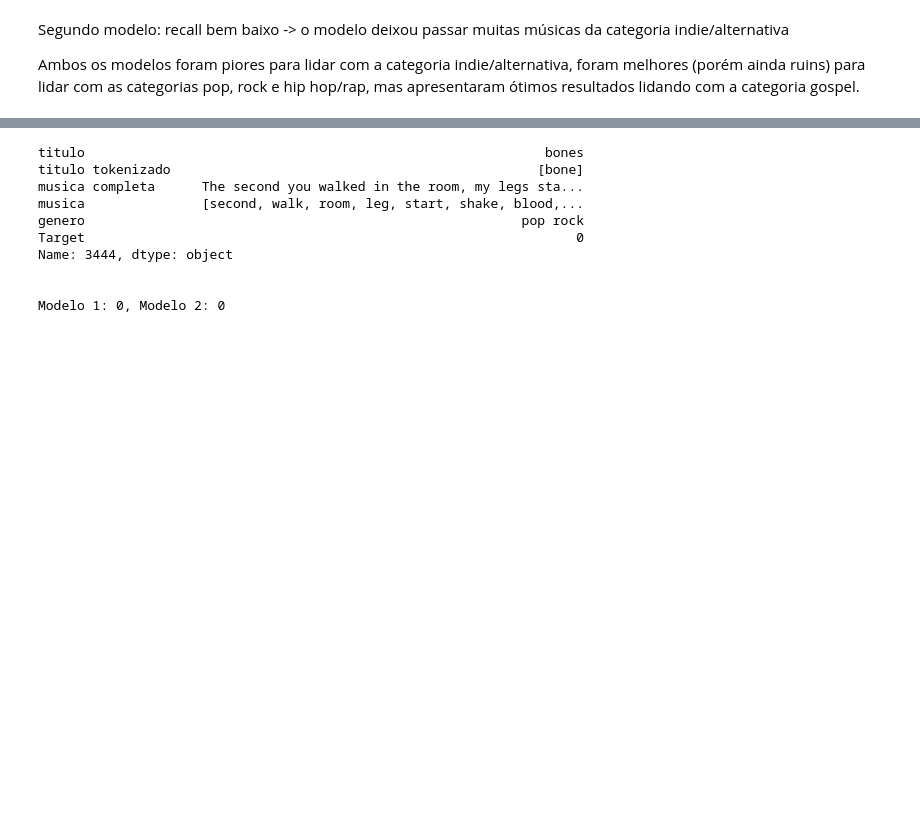
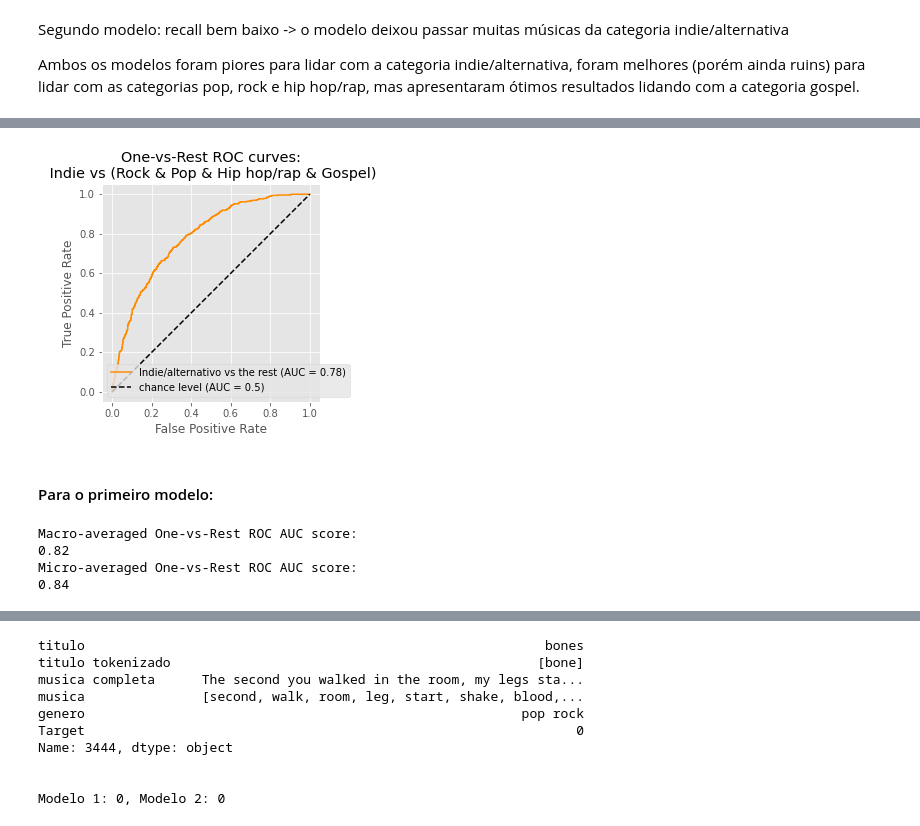
Before and after one commit to Perez-Amanda/Recuperacao_de_Informacao, a Jupyter notebook: classificador.ipynb, the cells around one changed output, grey strips where cells are left out. Cells and saved outputs as stored; diff of their text form; code cells hidden in the pictures; blank space fills up the shorter version.

```diff
--- a/classificador.ipynb
+++ b/classificador.ipynb
@@ -398,0 +536,51 @@ pop, rock e hip hop/rap, mas apresentaram ótimos resultados lidando com a categ
+# %%
+RocCurveDisplay.from_predictions(
+    y_onehot_test[:, 1],
+    y_score2[:, 1],
+    name=f"Indie/alternativo vs the rest",
+    color="darkorange",
+)
+plt.plot([0, 1], [0, 1], "k--", label="chance level (AUC = 0.5)")
+plt.axis("square")
+plt.xlabel("False Positive Rate")
+plt.ylabel("True Positive Rate")
+plt.title("One-vs-Rest ROC curves:\n Indie vs (Rock & Pop & Hip hop/rap & Gospel)")
+plt.legend()
+plt.show()
+# %% [output]
+[figure, added]
+# %% [markdown]
+#### Para o primeiro modelo:
+# %%
+fpr, tpr, roc_auc = dict(), dict(), dict()
+
+# micro
+fpr["micro"], tpr["micro"], _ = roc_curve(y_onehot_test.ravel(), y_score1.ravel())
+roc_auc["micro"] = auc(fpr["micro"], tpr["micro"])
+
+# macro
+for i in range(5):
+    fpr[i], tpr[i], _ = roc_curve(y_onehot_test[:, i], y_score1[:, i])
+    roc_auc[i] = auc(fpr[i], tpr[i])
+
+fpr_grid = np.linspace(0.0, 1.0, 1000)
+
+# Interpolate all ROC curves at these points
+mean_tpr = np.zeros_like(fpr_grid)
+
+for i in range(5):
+    mean_tpr += np.interp(fpr_grid, fpr[i], tpr[i])  # interpolação linear
+
+mean_tpr /= 5
+
+fpr["macro"] = fpr_grid
+tpr["macro"] = mean_tpr
+roc_auc["macro"] = auc(fpr["macro"], tpr["macro"])
+
+print(f"Macro-averaged One-vs-Rest ROC AUC score:\n{roc_auc['macro']:.2f}")
+print(f"Micro-averaged One-vs-Rest ROC AUC score:\n{roc_auc['micro']:.2f}")
+# %% [output]
+Macro-averaged One-vs-Rest ROC AUC score:
+0.82
+Micro-averaged One-vs-Rest ROC AUC score:
+0.84
```
Also changed, not shown: parts of 46 cells of this notebook, 2 other files.
